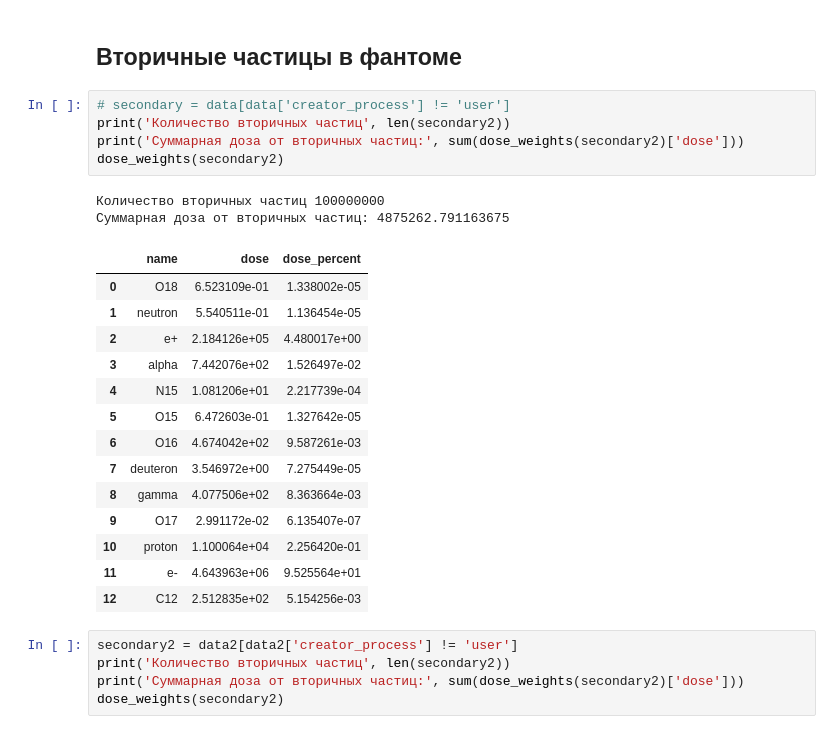
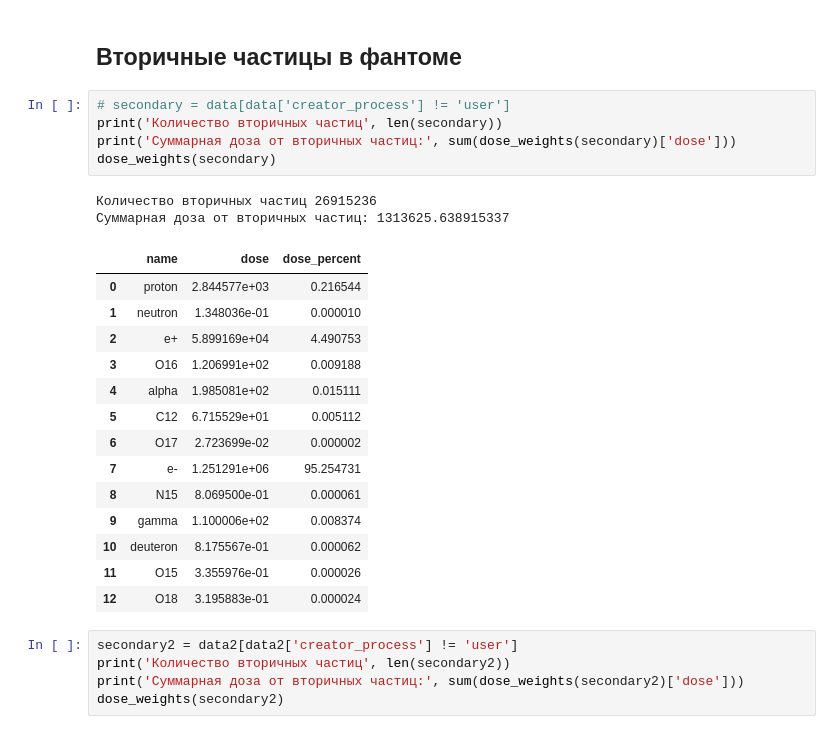
Before and after one commit to annndruha/Distribution-of-secondary-particles-in-tissue-equivalent-materials, a Jupyter notebook: model_cube/ParticlePlotter.ipynb, the cells around one changed output. Saved outputs shown, nothing was run; the diff lists cells and outputs as text.

```diff
--- a/model_cube/ParticlePlotter.ipynb
+++ b/model_cube/ParticlePlotter.ipynb
@@ -114,26 +143,26 @@ print(len(primary2))
 ## Вторичные частицы в фантоме
 # %%
 # secondary = data[data['creator_process'] != 'user']
-print('Количество вторичных частиц', len(secondary2))
-print('Суммарная доза от вторичных частиц:', sum(dose_weights(secondary2)['dose']))
-dose_weights(secondary2)
+print('Количество вторичных частиц', len(secondary))
+print('Суммарная доза от вторичных частиц:', sum(dose_weights(secondary)['dose']))
+dose_weights(secondary)
 # %% [output]
-Количество вторичных частиц 100000000
-Суммарная доза от вторичных частиц: 4875262.791163675
+Количество вторичных частиц 26915236
+Суммарная доза от вторичных частиц: 1313625.638915337
 |  | name | dose | dose_percent |
-| 0 | O18 | 6.523109e-01 | 1.338002e-05 |
-| 1 | neutron | 5.540511e-01 | 1.136454e-05 |
-| 2 | e+ | 2.184126e+05 | 4.480017e+00 |
-| 3 | alpha | 7.442076e+02 | 1.526497e-02 |
-| 4 | N15 | 1.081206e+01 | 2.217739e-04 |
-| 5 | O15 | 6.472603e-01 | 1.327642e-05 |
-| 6 | O16 | 4.674042e+02 | 9.587261e-03 |
-| 7 | deuteron | 3.546972e+00 | 7.275449e-05 |
-| 8 | gamma | 4.077506e+02 | 8.363664e-03 |
-| 9 | O17 | 2.991172e-02 | 6.135407e-07 |
-| 10 | proton | 1.100064e+04 | 2.256420e-01 |
-| 11 | e- | 4.643963e+06 | 9.525564e+01 |
-| 12 | C12 | 2.512835e+02 | 5.154256e-03 |
+| 0 | proton | 2.844577e+03 | 0.216544 |
+| 1 | neutron | 1.348036e-01 | 0.000010 |
+| 2 | e+ | 5.899169e+04 | 4.490753 |
+| 3 | O16 | 1.206991e+02 | 0.009188 |
+| 4 | alpha | 1.985081e+02 | 0.015111 |
+| 5 | C12 | 6.715529e+01 | 0.005112 |
+| 6 | O17 | 2.723699e-02 | 0.000002 |
+| 7 | e- | 1.251291e+06 | 95.254731 |
+| 8 | N15 | 8.069500e-01 | 0.000061 |
+| 9 | gamma | 1.100006e+02 | 0.008374 |
+| 10 | deuteron | 8.175567e-01 | 0.000062 |
+| 11 | O15 | 3.355976e-01 | 0.000026 |
+| 12 | O18 | 3.195883e-01 | 0.000024 |
 # %%
 secondary2 = data2[data2['creator_process'] != 'user']
 print('Количество вторичных частиц', len(secondary2))
```
Also changed, not shown: parts of 24 cells of this notebook, 1 other file.
